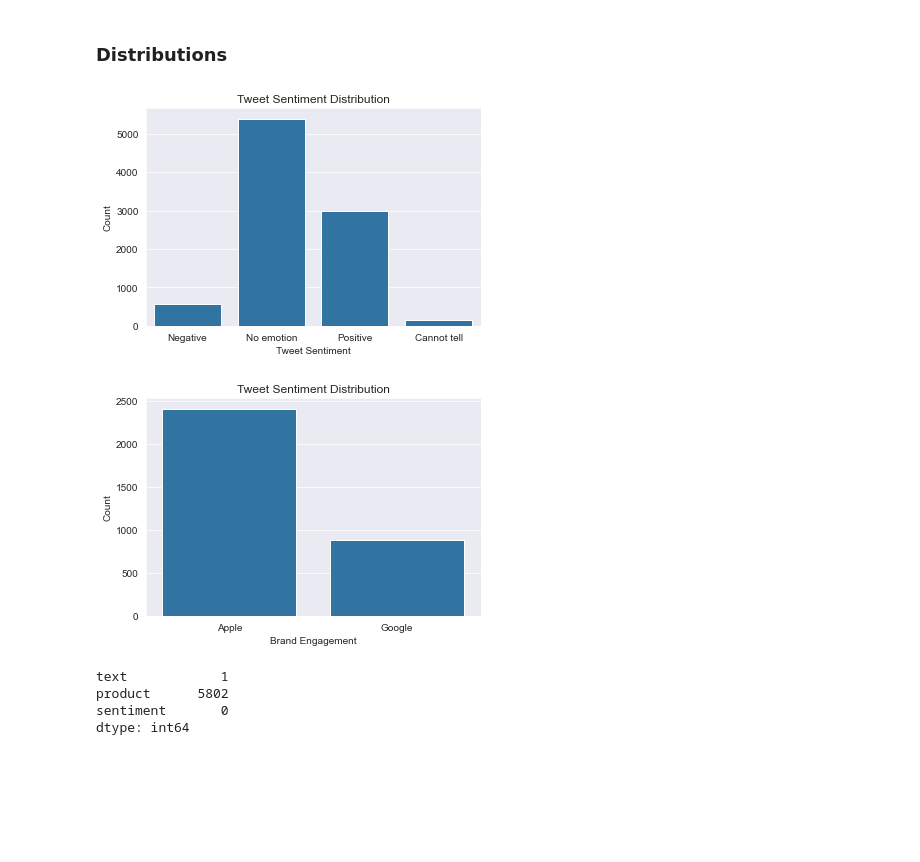
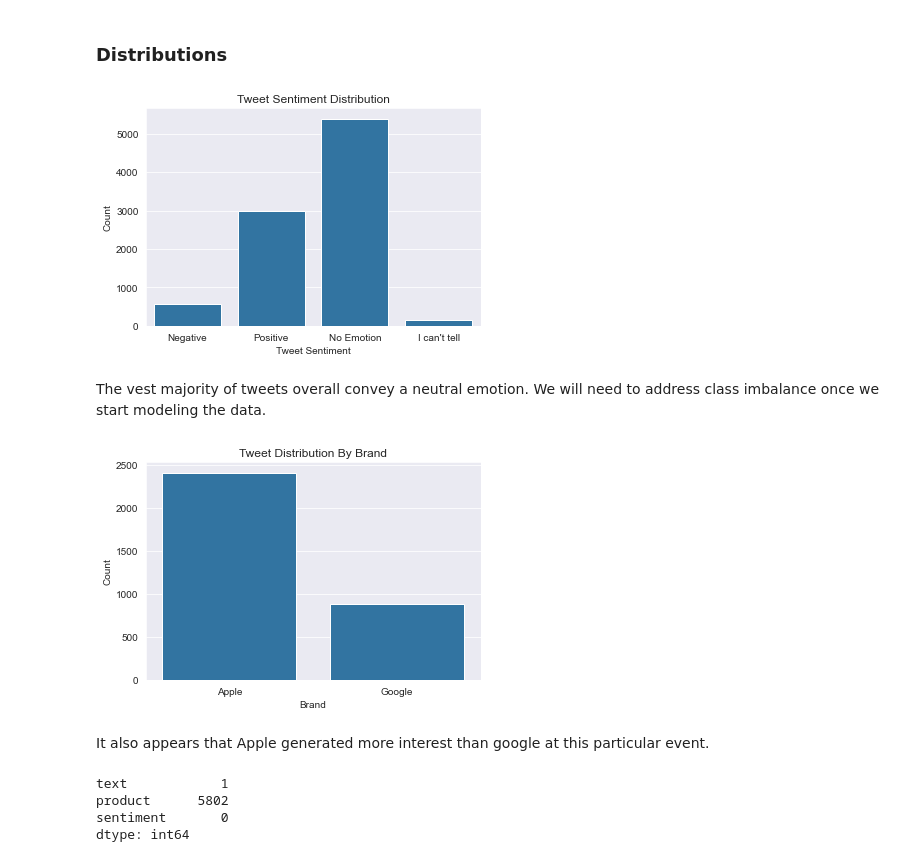
Before and after one commit to cmhollman/Phase_4_Project, a Jupyter notebook: Review_NLP.ipynb, the cells around one changed output. Drawn from its saved outputs; the diff is of its cells as text; code cells hidden in the pictures; blank space fills up the shorter version.

Commit message:
markdowns, visuals, baseline model

```diff
--- a/Review_NLP.ipynb
+++ b/Review_NLP.ipynb
@@ -49,7 +55,7 @@ array(['iPhone', 'iPad or iPhone App', 'iPad', 'Google', nan, 'Android',
        'Apple', 'Android App', 'Other Google product or service',
        'Other Apple product or service'], dtype=object)
 # %%
-#For our purposes we will just look at brands and can focus on individual products later
+#For our purposes we will just look at brands, as our focus is on brand presence at sxsw
 prod_replace_dict = {
                      'iPhone':'Apple',
                      'iPad':'Apple',
@@ -59,5 +65,13 @@ prod_replace_dict = {
                      'Android App':'Google',
                      'Other Google product or service':'Google'
 }
+
+sent_replace_dict = {
+                     'No emotion toward brand or product':'No Emotion',
+                     'Positive emotion':'Positive',
+                     'Negative emotion':'Negative'
+}
 # %%
 data['product'] = data['product'].replace(prod_replace_dict)
+data['sentiment'] = data['sentiment'].replace(sent_replace_dict)
+data.head()
@@ -66,15 +87,15 @@ data['product'] = data['product'].replace(prod_replace_dict)
 # %%
 fig, ax = plt.subplots()
 
-classes = ['Negative emotion', 'No emotion toward brand or product', 'Positive emotion', "I can't tell"]
-sns.countplot(x=data['sentiment'], data = data, color='tab:blue', order=classes)
+sns.countplot(x=data['sentiment'], data = data, color='tab:blue')
 
-ax.set(xticklabels=['Negative', 'No emotion', 'Positive', 'Cannot tell'],
-       xlabel='Tweet Sentiment', ylabel='Count', title='Tweet Sentiment Distribution');
-
-#
+ax.set(
+    xlabel='Tweet Sentiment', ylabel='Count', title='Tweet Sentiment Distribution'
+);
 # %% [output]
-[figure, old version]
+[figure, new version]
+# %% [markdown]
+The vest majority of tweets overall convey a neutral emotion. We will need to address class imbalance once we start modeling the data.
 # %%
 fig, ax = plt.subplots()
 
@@ -82,9 +103,11 @@ classes = ['Apple', 'Google']
 sns.countplot(x=data['product'], data = data, color='tab:blue', order=classes)
 
 ax.set(xticklabels=['Apple', 'Google'],
-       xlabel='Brand Engagement', ylabel='Count', title='Tweet Sentiment Distribution');
+       xlabel='Brand', ylabel='Count', title='Tweet Distribution By Brand');
 #It looks like there are a large majority of tweets that arent directed at either of our brands
 # %% [output]
-[figure, old version]
+[figure, new version]
+# %% [markdown]
+It also appears that Apple generated more interest than google at this particular event.
 # %%
 data.isna().sum()
```
Also changed, not shown: parts of 69 cells of this notebook.
